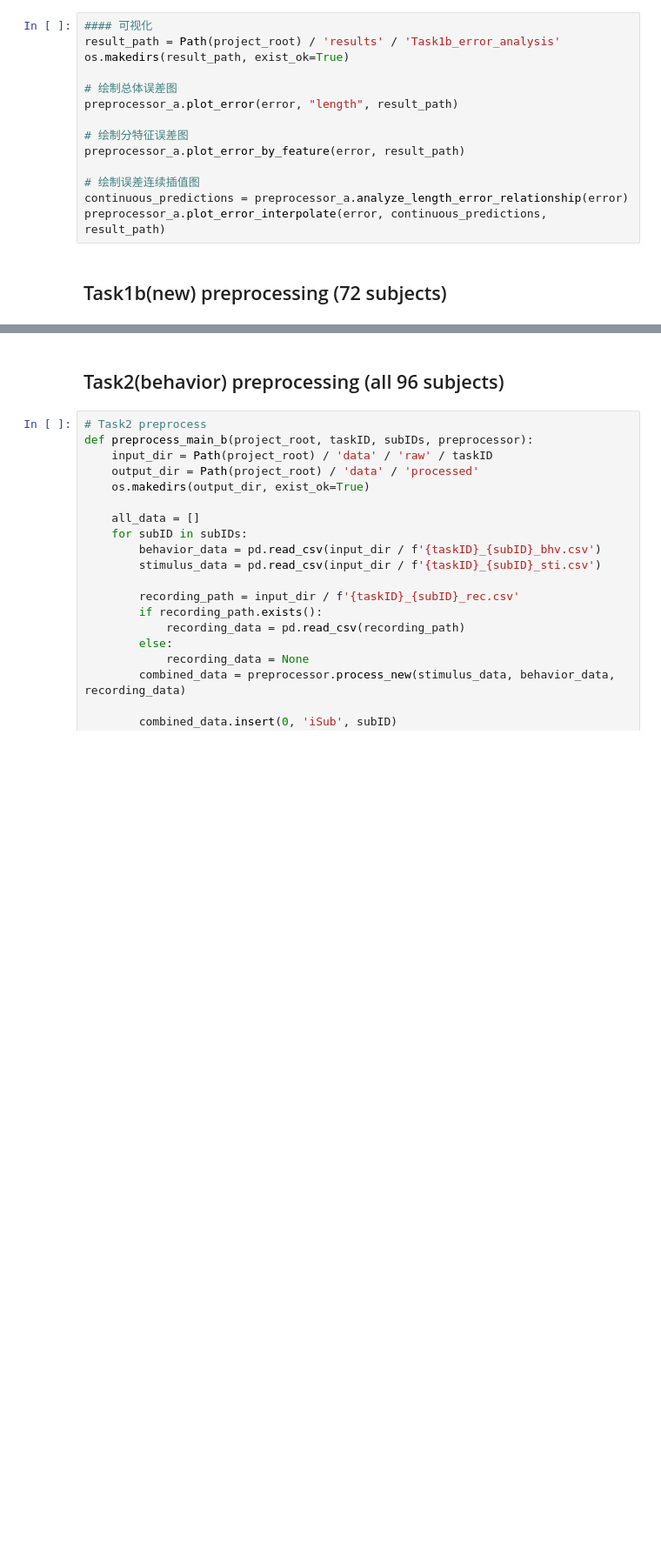
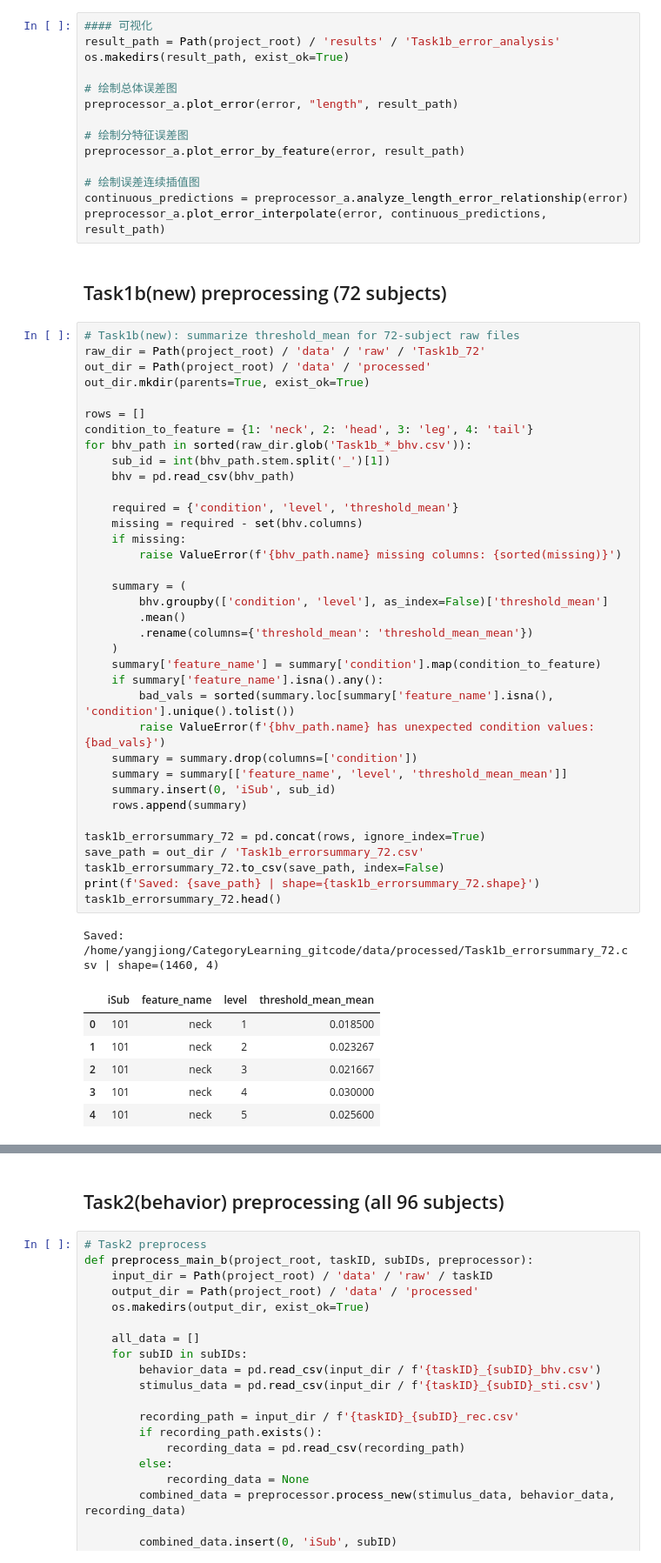
Before and after one commit to yjiong0228/CategoryLearning, a Jupyter notebook: notebooks/preprocess.ipynb, the cells around one changed output, grey strips where cells are left out. Shown at 87% size. Cells and saved outputs as stored; diff of their text form; blank space fills up the shorter version.

```diff
--- a/notebooks/preprocess.ipynb
+++ b/notebooks/preprocess.ipynb
@@ -105,3 +109,47 @@ continuous_predictions = preprocessor_a.analyze_length_error_relationship(error)
 preprocessor_a.plot_error_interpolate(error, continuous_predictions, result_path)
 # %% [markdown]
 ## Task1b(new) preprocessing (72 subjects)
+# %%
+# Task1b(new): summarize threshold_mean for 72-subject raw files
+raw_dir = Path(project_root) / 'data' / 'raw' / 'Task1b_72'
+out_dir = Path(project_root) / 'data' / 'processed'
+out_dir.mkdir(parents=True, exist_ok=True)
+
+rows = []
+condition_to_feature = {1: 'neck', 2: 'head', 3: 'leg', 4: 'tail'}
+for bhv_path in sorted(raw_dir.glob('Task1b_*_bhv.csv')):
+    sub_id = int(bhv_path.stem.split('_')[1])
+    bhv = pd.read_csv(bhv_path)
+
+    required = {'condition', 'level', 'threshold_mean'}
+    missing = required - set(bhv.columns)
+    if missing:
+        raise ValueError(f'{bhv_path.name} missing columns: {sorted(missing)}')
+
+    summary = (
+        bhv.groupby(['condition', 'level'], as_index=False)['threshold_mean']
+        .mean()
+        .rename(columns={'threshold_mean': 'threshold_mean_mean'})
+    )
+    summary['feature_name'] = summary['condition'].map(condition_to_feature)
+    if summary['feature_name'].isna().any():
+        bad_vals = sorted(summary.loc[summary['feature_name'].isna(), 'condition'].unique().tolist())
+        raise ValueError(f'{bhv_path.name} has unexpected condition values: {bad_vals}')
+    summary = summary.drop(columns=['condition'])
+    summary = summary[['feature_name', 'level', 'threshold_mean_mean']]
+    summary.insert(0, 'iSub', sub_id)
+    rows.append(summary)
+
+task1b_errorsummary_72 = pd.concat(rows, ignore_index=True)
+save_path = out_dir / 'Task1b_errorsummary_72.csv'
+task1b_errorsummary_72.to_csv(save_path, index=False)
+print(f'Saved: {save_path} | shape={task1b_errorsummary_72.shape}')
+task1b_errorsummary_72.head()
+# %% [output]
+Saved: /home/yangjiong/CategoryLearning_gitcode/data/processed/Task1b_errorsummary_72.csv | shape=(1460, 4)
+|  | iSub | feature_name | level | threshold_mean_mean |
+| 0 | 101 | neck | 1 | 0.018500 |
+| 1 | 101 | neck | 2 | 0.023267 |
+| 2 | 101 | neck | 3 | 0.021667 |
+| 3 | 101 | neck | 4 | 0.030000 |
+| 4 | 101 | neck | 5 | 0.025600 |
```
Also changed, not shown: parts of 6 cells of this notebook, 6 other files.
